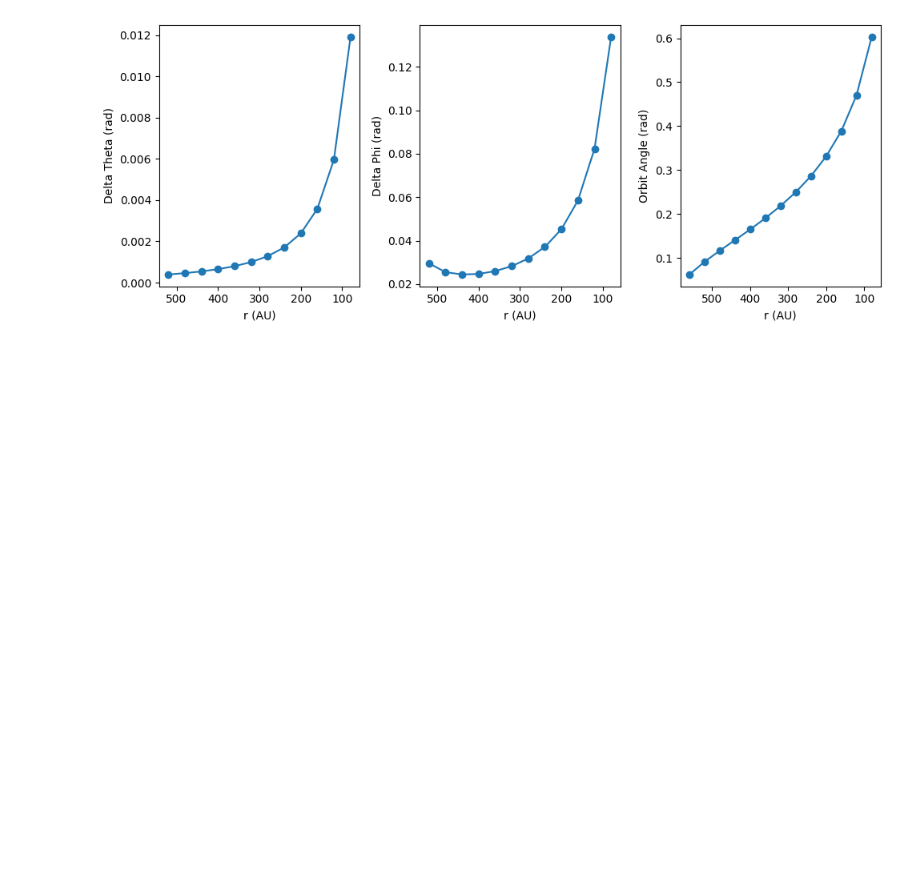
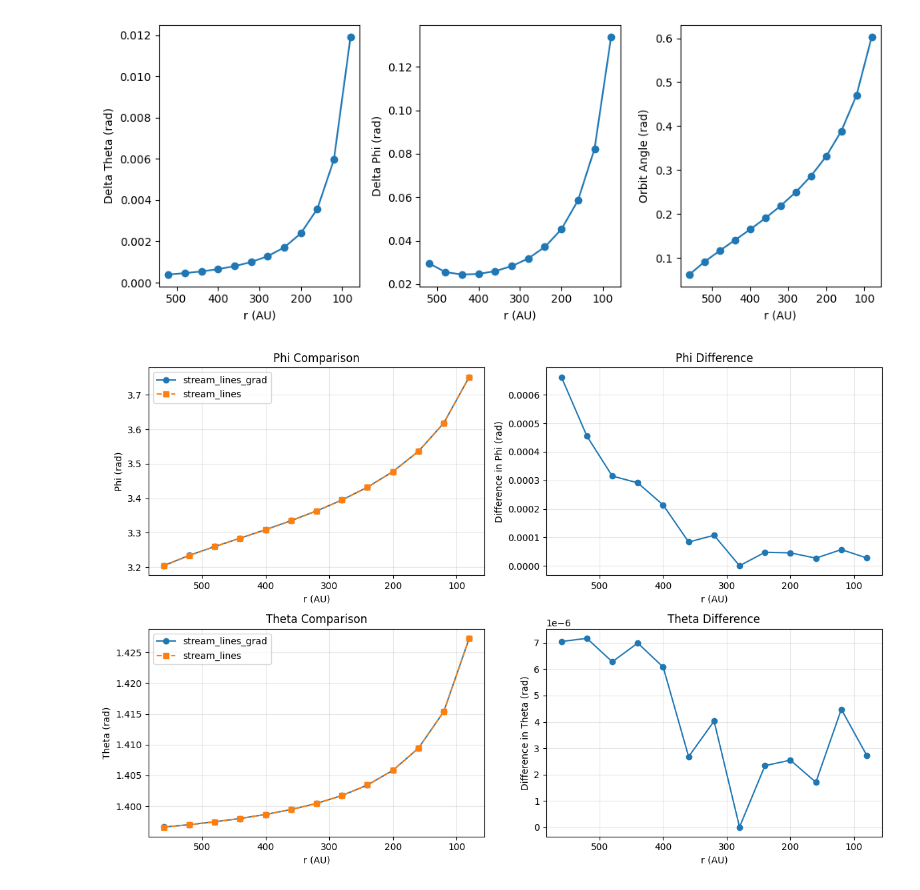
Before and after one commit to Lauren4476/velocity_tools, a Jupyter notebook: wiggle_analysis.ipynb, the cells around one changed output. Drawn from its saved outputs; the diff is of its cells as text; code cells hidden in the pictures; blank space fills up the shorter version.

```diff
--- a/wiggle_analysis.ipynb
+++ b/wiggle_analysis.ipynb
@@ -43,6 +43,56 @@ ax3.set_ylabel('Orbit Angle (rad)')
 plt.tight_layout()
 # %% [output]
 [figure]
+# %%
+# phi from stream_lines (copied from test_streamfit.ipynb)
+phi_rad_sl = np.array([3.20416153, 3.23395699, 3.25961634, 3.28405279, 3.30880747, 3.33489537, 3.36311562, 3.39500168, 3.43204025, 3.4772777,  3.53576796, 3.61803691, 3.75182761])
+theta_rad_sl = np.array([1.39659805, 1.39699243, 1.39745332, 1.39799631, 1.39864962, 1.39945022,
+ 1.40044527, 1.40173009, 1.40343496, 1.40582415, 1.40940719, 1.41537042,
+ 1.42728737])
+
+# plot phi and theta with differences in 2x2 layout
+fig, axes = plt.subplots(2, 2, figsize=(12, 8))
+
+# Top left: phi comparison
+axes[0, 0].plot(data['r_AU'], data['phi_rad'], "o-", label='stream_lines_grad')
+axes[0, 0].plot(data['r_AU'], phi_rad_sl, "s--", label='stream_lines')
+axes[0, 0].invert_xaxis()
+axes[0, 0].set_xlabel('r (AU)')
+axes[0, 0].set_ylabel('Phi (rad)')
+axes[0, 0].set_title('Phi Comparison')
+axes[0, 0].legend()
+axes[0, 0].grid(True, alpha=0.3)
+
+# Top right: phi difference
+axes[0, 1].plot(data['r_AU'], data['phi_rad'] - phi_rad_sl, "o-")
+axes[0, 1].invert_xaxis()
+axes[0, 1].set_xlabel('r (AU)')
+axes[0, 1].set_ylabel('Difference in Phi (rad)')
+axes[0, 1].set_title('Phi Difference')
+axes[0, 1].grid(True, alpha=0.3)
+
+# Bottom left: theta comparison
+axes[1, 0].plot(data['r_AU'], data['theta_rad'], "o-", label='stream_lines_grad')
+axes[1, 0].plot(data['r_AU'], theta_rad_sl, "s--", label='stream_lines')
+axes[1, 0].invert_xaxis()
+axes[1, 0].set_xlabel('r (AU)')
+axes[1, 0].set_ylabel('Theta (rad)')
+axes[1, 0].set_title('Theta Comparison')
+axes[1, 0].legend()
+axes[1, 0].grid(True, alpha=0.3)
+
+# Bottom right: theta difference
+axes[1, 1].plot(data['r_AU'], data['theta_rad'] - theta_rad_sl, "o-")
+axes[1, 1].invert_xaxis()
+axes[1, 1].set_xlabel('r (AU)')
+axes[1, 1].set_ylabel('Difference in Theta (rad)')
+axes[1, 1].set_title('Theta Difference')
+axes[1, 1].grid(True, alpha=0.3)
+
+plt.tight_layout()
+plt.show()
+# %% [output]
+[figure, added]
 # %%
 file2 = 'streamline_comparison_data.csv'
 data = pd.read_csv(file2)
```
Also changed, not shown: parts of 2 cells of this notebook, 2 other files.
